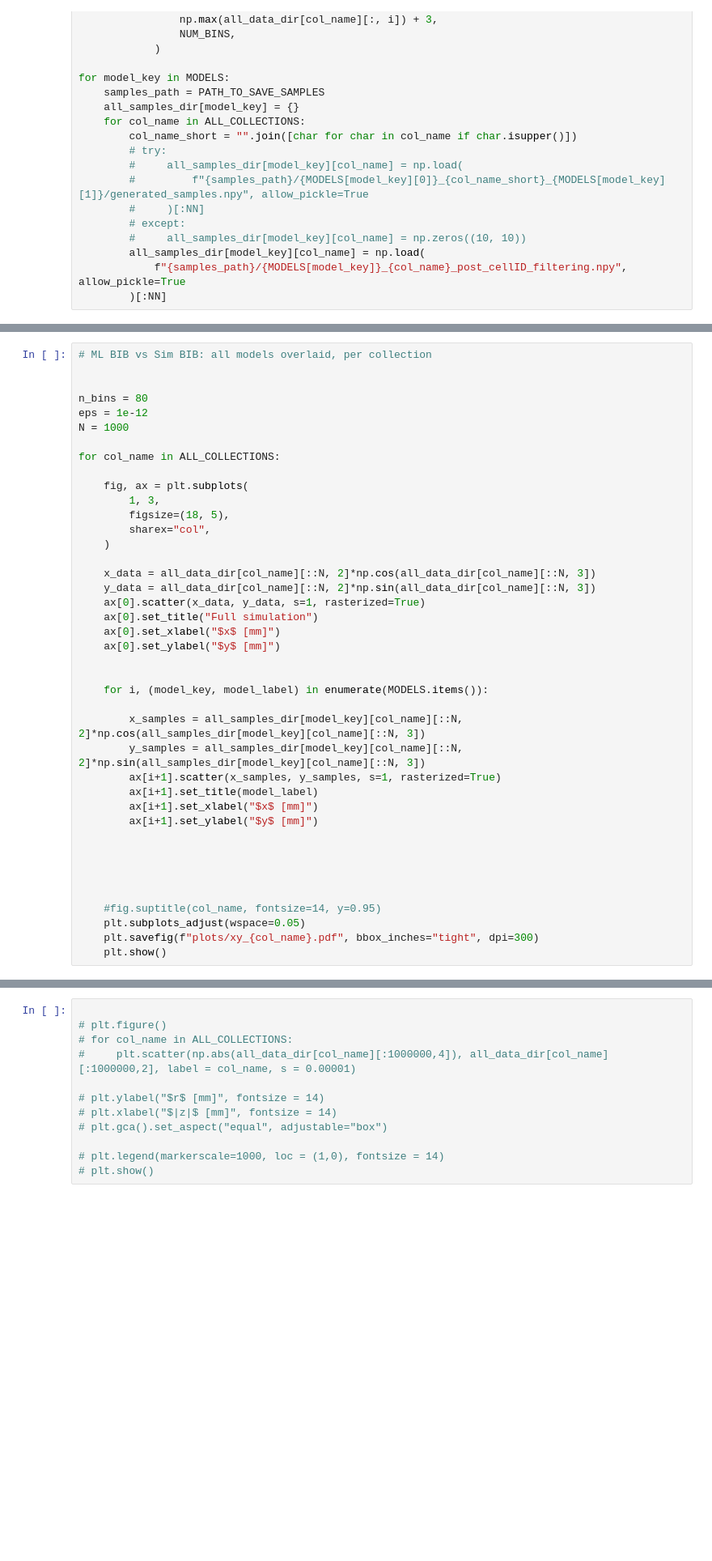
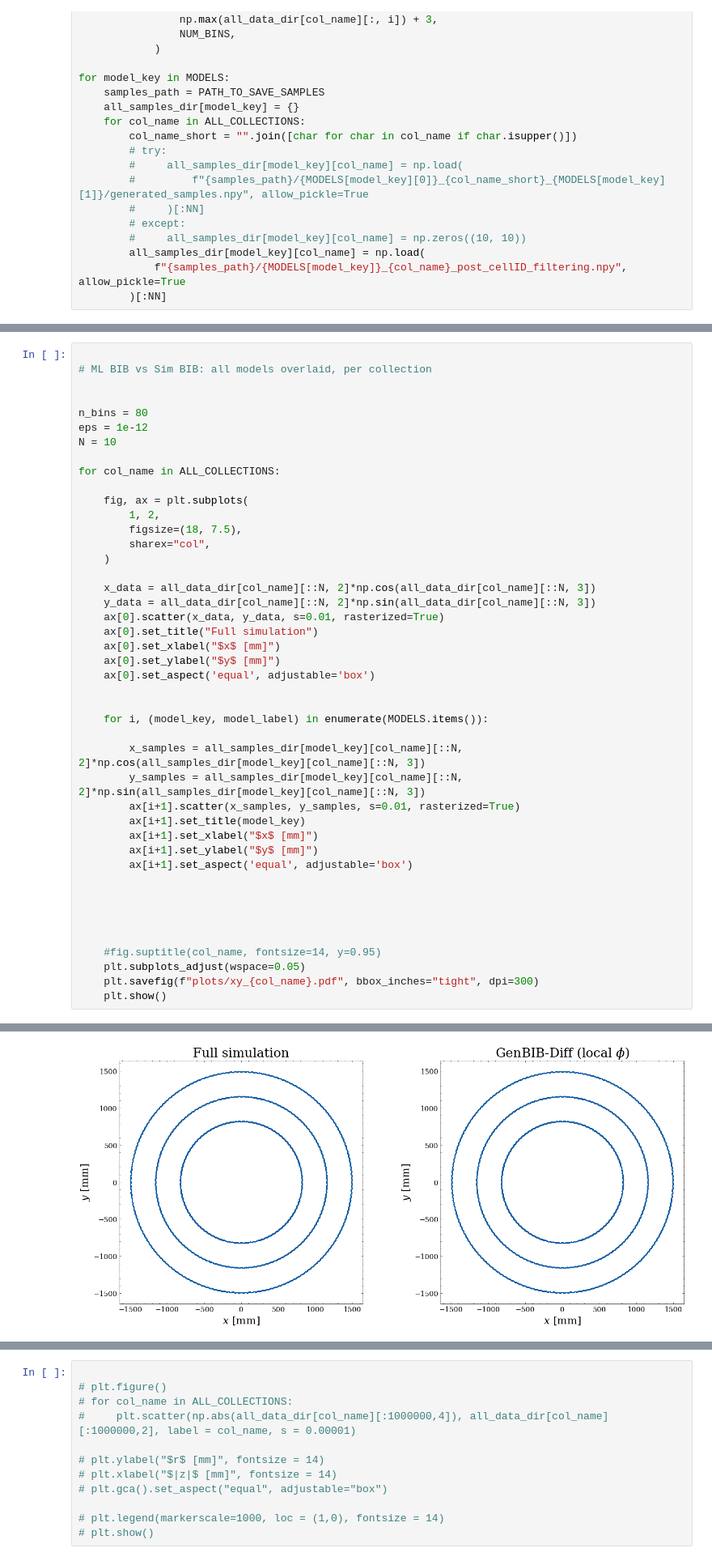
Before and after one commit to rmastand/fast_tracker_BIBgen_mucoll, a Jupyter notebook: nice_plots.ipynb, the cells around one changed output, grey strips where cells are left out. Shown at 81% size. Saved outputs shown, nothing was run; the diff lists cells and outputs as text; blank space fills up the shorter version.

```diff
--- a/nice_plots.ipynb
+++ b/nice_plots.ipynb
@@ -412,35 +443,38 @@ for col_name in ALL_COLLECTIONS:
 # %%
+
 # ML BIB vs Sim BIB: all models overlaid, per collection
 
 
 n_bins = 80
 eps = 1e-12
-N = 1000
+N = 10
 
 for col_name in ALL_COLLECTIONS:
 
     fig, ax = plt.subplots(
-        1, 3,
-        figsize=(18, 5),
+        1, 2,
+        figsize=(18, 7.5),
         sharex="col",
     )
 
     x_data = all_data_dir[col_name][::N, 2]*np.cos(all_data_dir[col_name][::N, 3])
     y_data = all_data_dir[col_name][::N, 2]*np.sin(all_data_dir[col_name][::N, 3])
-    ax[0].scatter(x_data, y_data, s=1, rasterized=True)
+    ax[0].scatter(x_data, y_data, s=0.01, rasterized=True)
     ax[0].set_title("Full simulation")
     ax[0].set_xlabel("$x$ [mm]")
     ax[0].set_ylabel("$y$ [mm]")
+    ax[0].set_aspect('equal', adjustable='box')
 
 
     for i, (model_key, model_label) in enumerate(MODELS.items()):
 
         x_samples = all_samples_dir[model_key][col_name][::N, 2]*np.cos(all_samples_dir[model_key][col_name][::N, 3])
         y_samples = all_samples_dir[model_key][col_name][::N, 2]*np.sin(all_samples_dir[model_key][col_name][::N, 3])
-        ax[i+1].scatter(x_samples, y_samples, s=1, rasterized=True)
-        ax[i+1].set_title(model_label)
+        ax[i+1].scatter(x_samples, y_samples, s=0.01, rasterized=True)
+        ax[i+1].set_title(model_key)
         ax[i+1].set_xlabel("$x$ [mm]")
         ax[i+1].set_ylabel("$y$ [mm]")
+        ax[i+1].set_aspect('equal', adjustable='box')
 
 
 
@@ -450,3 +484,4 @@ for col_name in ALL_COLLECTIONS:
     plt.subplots_adjust(wspace=0.05)
     plt.savefig(f"plots/xy_{col_name}.pdf", bbox_inches="tight", dpi=300)
     plt.show()
+# %% [output]
@@ -453,3 +489,4 @@ for col_name in ALL_COLLECTIONS:
+[figure, added]
 # %%
 # Sim BIB
 
```
Also changed, not shown: parts of 7 cells of this notebook, 6 other files.
